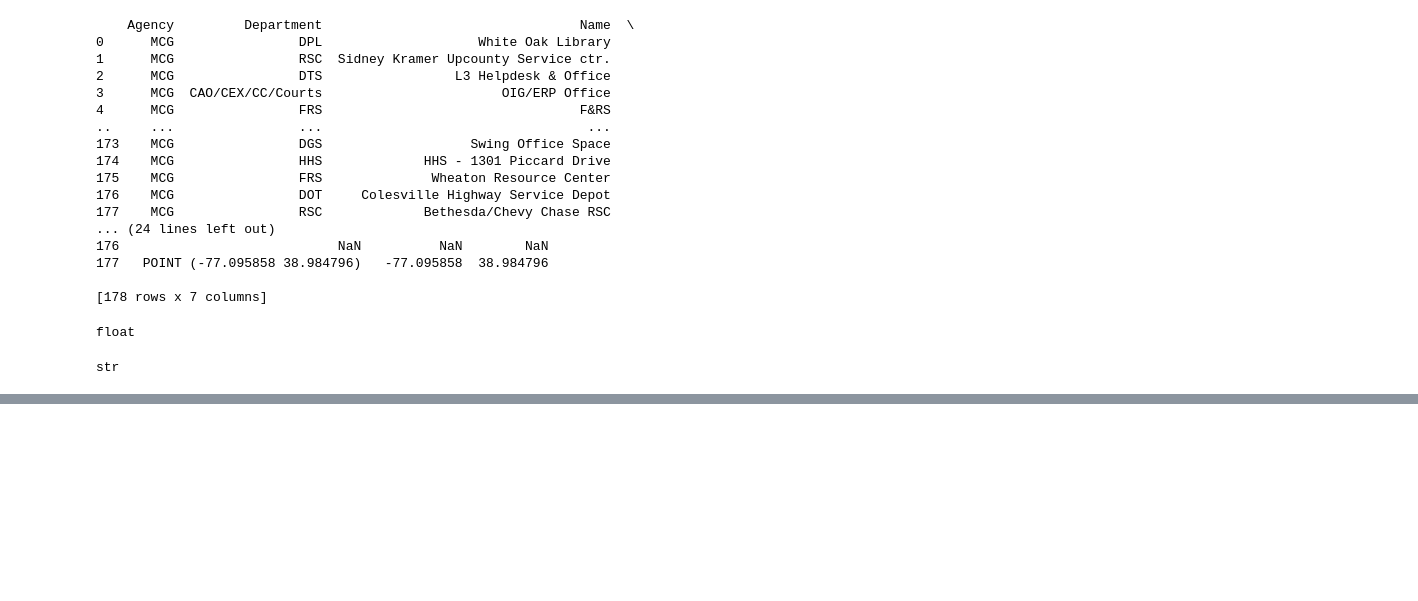
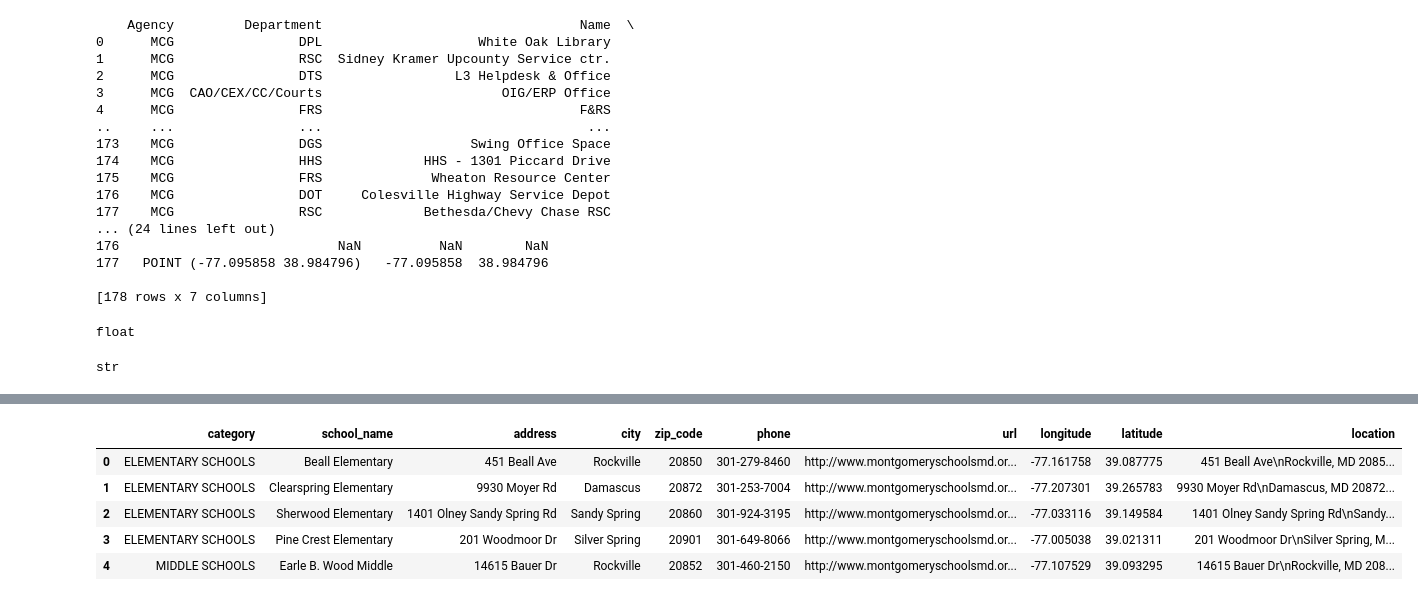
Before and after one commit to anariver/data205, a Jupyter notebook: capstone_4.5.21.ipynb, the cells around one changed output, grey strips where cells are left out. Drawn from its saved outputs; the diff is of its cells as text; code cells hidden in the pictures; blank space fills up the shorter version.

```diff
--- a/capstone_4.5.21.ipynb
+++ b/capstone_4.5.21.ipynb
@@ -146,0 +166,15 @@ df2.latitude.isnull().sum()
+# %%
+# changing index cols with rename()
+
+df2['school_name'] = df2['school_name'].str.replace('ES', 'Elementary')
+df2['school_name'] = df2['school_name'].str.replace('MS', 'Middle')
+df2['school_name'] = df2['school_name'].str.replace('HS', 'High')
+# %%
+df2.head()
+# %% [output]
+|  | category | school_name | address | city | zip_code | phone | url | longitude | latitude | location |
+| 0 | ELEMENTARY SCHOOLS | Beall Elementary | 451 Beall Ave | Rockville | 20850 | 301-279-8460 | http://www.montgomeryschoolsmd.or... | -77.161758 | 39.087775 | 451 Beall Ave\nRockville, MD 2085... |
+| 1 | ELEMENTARY SCHOOLS | Clearspring Elementary | 9930 Moyer Rd | Damascus | 20872 | 301-253-7004 | http://www.montgomeryschoolsmd.or... | -77.207301 | 39.265783 | 9930 Moyer Rd\nDamascus, MD 20872... |
+| 2 | ELEMENTARY SCHOOLS | Sherwood Elementary | 1401 Olney Sandy Spring Rd | Sandy Spring | 20860 | 301-924-3195 | http://www.montgomeryschoolsmd.or... | -77.033116 | 39.149584 | 1401 Olney Sandy Spring Rd\nSandy... |
+| 3 | ELEMENTARY SCHOOLS | Pine Crest Elementary | 201 Woodmoor Dr | Silver Spring | 20901 | 301-649-8066 | http://www.montgomeryschoolsmd.or... | -77.005038 | 39.021311 | 201 Woodmoor Dr\nSilver Spring, M... |
+| 4 | MIDDLE SCHOOLS | Earle B. Wood Middle | 14615 Bauer Dr | Rockville | 20852 | 301-460-2150 | http://www.montgomeryschoolsmd.or... | -77.107529 | 39.093295 | 14615 Bauer Dr\nRockville, MD 208... |
```
Also changed, not shown: parts of 15 cells of this notebook, 4 other files.
